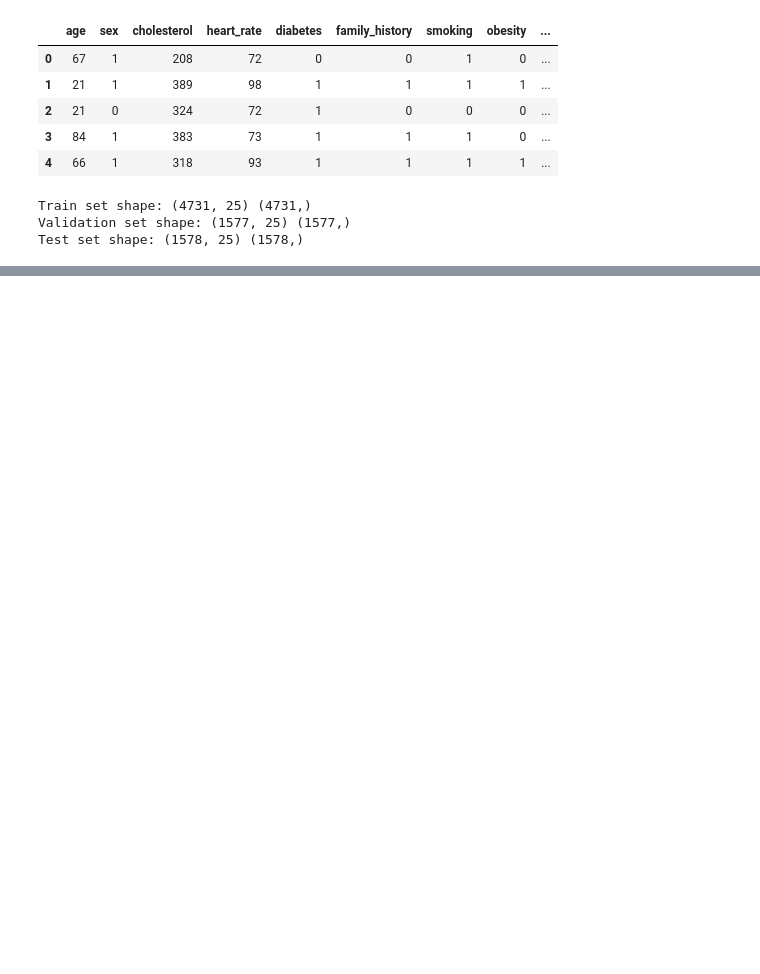
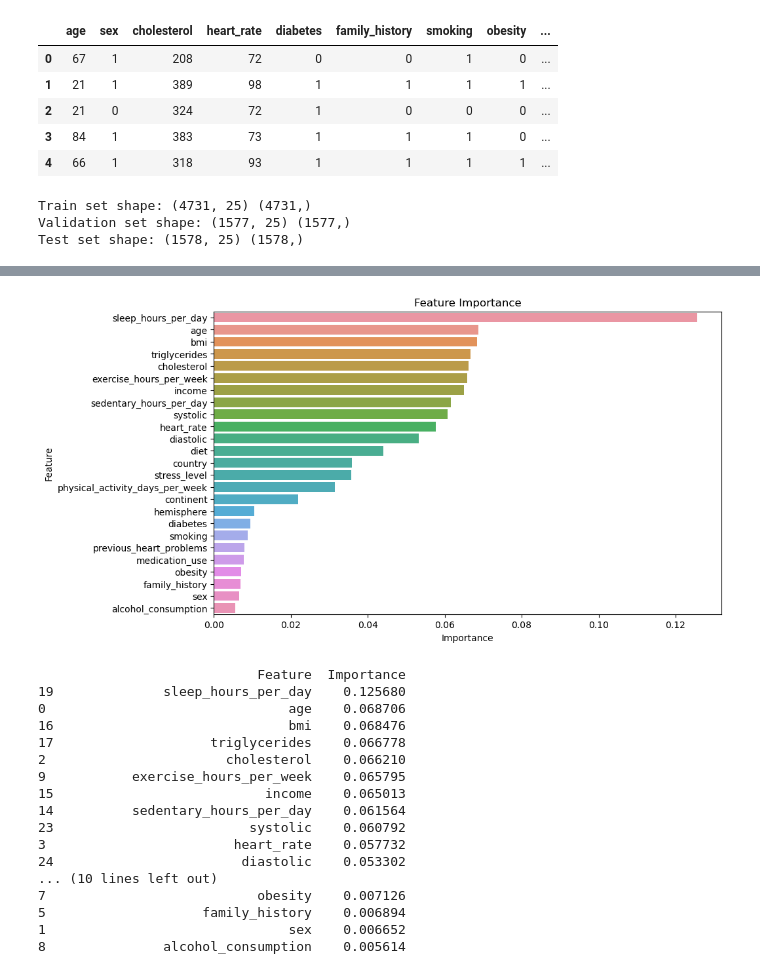
Before and after one commit to Sharpylo/ml_zoomcamp, a Jupyter notebook: Midterm_Project/notebook.ipynb, the cells around one changed output, grey strips where cells are left out. Cells and saved outputs as stored; diff of their text form; code cells hidden in the pictures; blank space fills up the shorter version.

```diff
--- a/Midterm_Project/notebook.ipynb
+++ b/Midterm_Project/notebook.ipynb
@@ -518,0 +357,22 @@ ROC AUC модели на тестовом наборе: 0.5335464586736832
+# %%
+# Create GradientBoostingClassifier and set its parameters
+gb_model = GradientBoostingClassifier(random_state=1)
+gb_parameters = {
+    "n_estimators": [500, 600, 700],
+    "learning_rate": [0.01, 0.2, 0.4],
+    "max_depth": [10, 15, 20],
+    "min_samples_split": [2, 5, 10],
+    "min_samples_leaf": [1, 2, 4]
+}
+
+best_gb_model = train_model(gb_model, X_train, y_train, gb_parameters)
+
+# Evaluate on the validation set
+evaluate_model(best_gb_model, X_val, y_val, "Validation Set")
+
+# Retrain with errors
+X_train_with_errors, y_train_with_errors = retrain_with_errors(best_gb_model, X_train, y_train, X_val, y_val)
+best_gb_model.fit(X_train_with_errors, y_train_with_errors)
+
+# Evaluate on the test set after retraining
+evaluate_model(best_gb_model, X_test, y_test, "Test Set")
@@ -518,0 +397,37 @@ ROC AUC модели на тестовом наборе: 0.5335464586736832
+# %%
+# Obtaining the importance of attributes
+feature_importance_gb = best_gb_model.feature_importances_
+
+# Creating a DataFrame to visualise the importance of attributes
+feature_importance_df_gb = pd.DataFrame({'Feature': X_train.columns, 'Importance': feature_importance_gb})
+feature_importance_df_gb = feature_importance_df_gb.sort_values(by='Importance', ascending=False)
+
+# Visualising the importance of attributes
+plt.figure(figsize=(10, 6))
+sns.barplot(x='Importance', y='Feature', data=feature_importance_df_gb)
+plt.title('Feature Importance')
+plt.xlabel('Importance')
+plt.ylabel('Feature')
+plt.show()
+
+# Conclusion of the importance of attributes in descending order
+print(feature_importance_df_gb)
+# %% [output]
+[figure, added]
+                            Feature  Importance
+19              sleep_hours_per_day    0.125680
+0                               age    0.068706
+16                              bmi    0.068476
+17                    triglycerides    0.066778
+2                       cholesterol    0.066210
+9           exercise_hours_per_week    0.065795
+15                           income    0.065013
+14          sedentary_hours_per_day    0.061564
+23                         systolic    0.060792
+3                        heart_rate    0.057732
+24                        diastolic    0.053302
+... (10 lines left out)
+7                           obesity    0.007126
+5                    family_history    0.006894
+1                               sex    0.006652
+8               alcohol_consumption    0.005614
```
Also changed, not shown: parts of 49 cells of this notebook, 3 other files.
